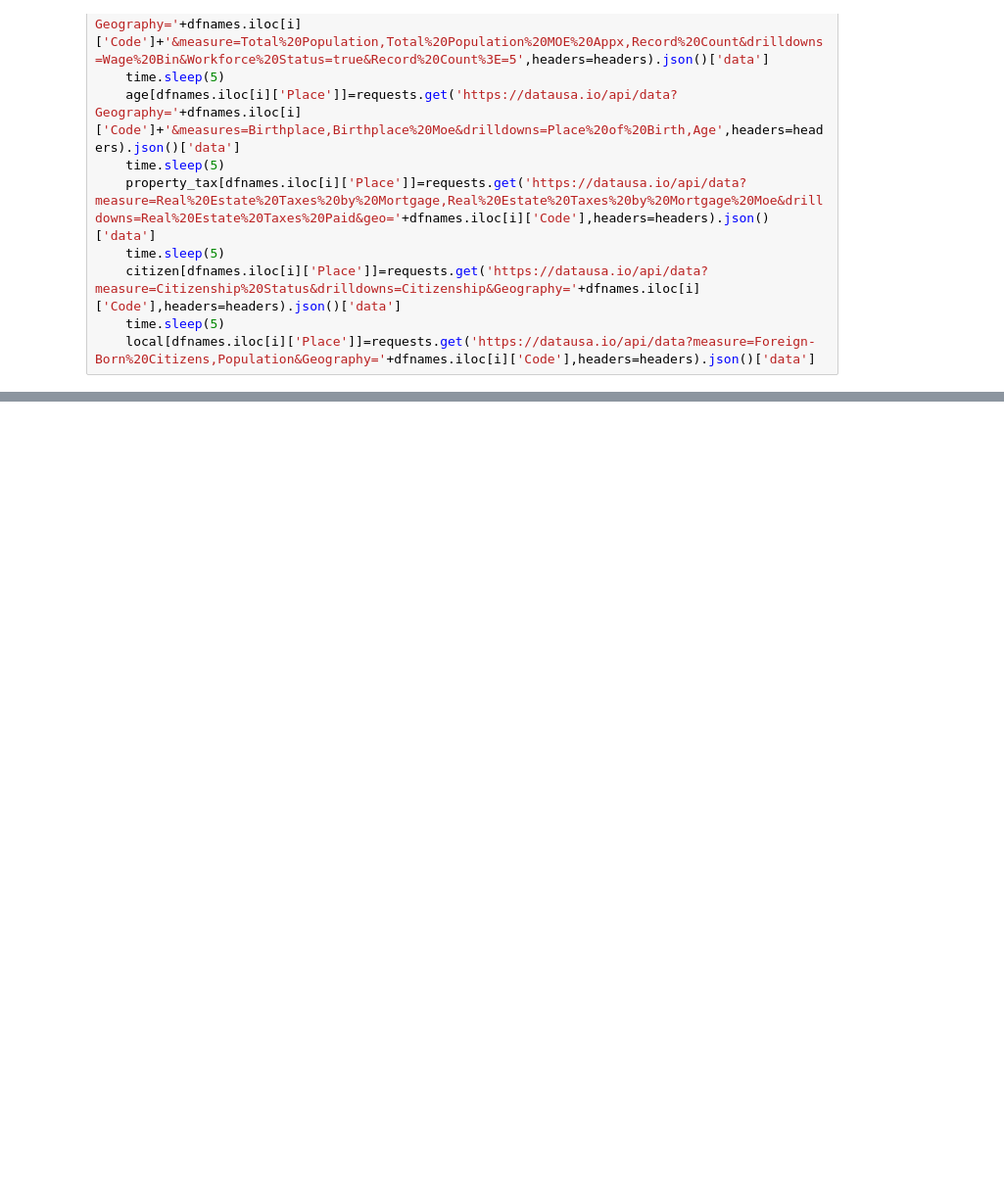
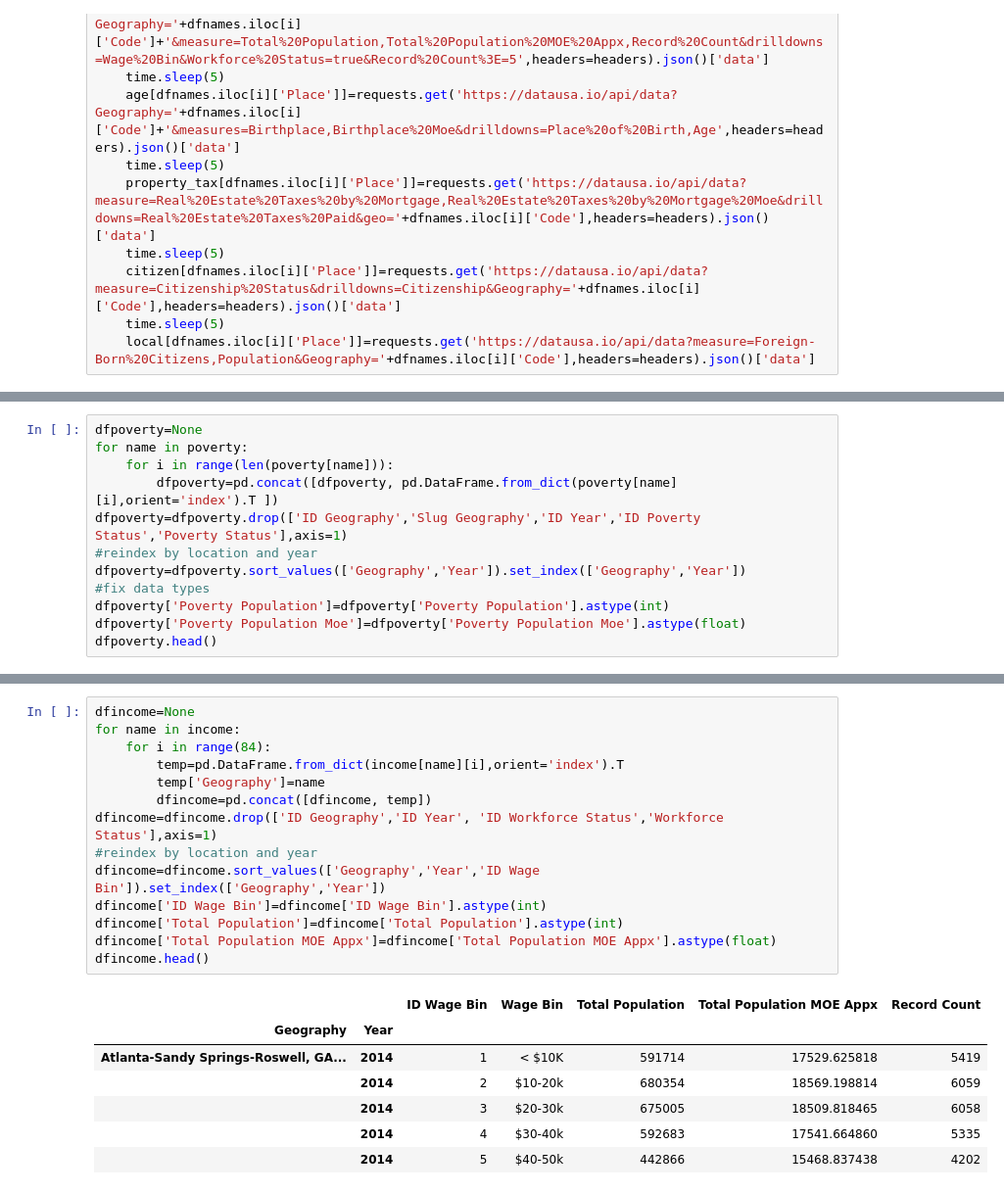
Before and after one commit to aneou/Springboard, a Jupyter notebook: data collection.ipynb, the cells around one changed output, grey strips where cells are left out. Shown at 98% size. Cells and saved outputs as stored; diff of their text form; blank space fills up the shorter version.

```diff
--- a/data collection.ipynb
+++ b/data collection.ipynb
@@ -144,0 +141,12 @@ dfcommute_mode
+# %%
+dfpoverty=None
+for name in poverty:
+    for i in range(len(poverty[name])):
+        dfpoverty=pd.concat([dfpoverty, pd.DataFrame.from_dict(poverty[name][i],orient='index').T ])
+dfpoverty=dfpoverty.drop(['ID Geography','Slug Geography','ID Year','ID Poverty Status','Poverty Status'],axis=1)
+#reindex by location and year
+dfpoverty=dfpoverty.sort_values(['Geography','Year']).set_index(['Geography','Year'])
+#fix data types
+dfpoverty['Poverty Population']=dfpoverty['Poverty Population'].astype(int)
+dfpoverty['Poverty Population Moe']=dfpoverty['Poverty Population Moe'].astype(float)
+dfpoverty.head()
@@ -144,0 +180,22 @@ dfcommute_mode
+# %%
+dfincome=None
+for name in income:
+    for i in range(84):
+        temp=pd.DataFrame.from_dict(income[name][i],orient='index').T
+        temp['Geography']=name
+        dfincome=pd.concat([dfincome, temp])
+dfincome=dfincome.drop(['ID Geography','ID Year', 'ID Workforce Status','Workforce Status'],axis=1)
+#reindex by location and year
+dfincome=dfincome.sort_values(['Geography','Year','ID Wage Bin']).set_index(['Geography','Year'])
+dfincome['ID Wage Bin']=dfincome['ID Wage Bin'].astype(int)
+dfincome['Total Population']=dfincome['Total Population'].astype(int)
+dfincome['Total Population MOE Appx']=dfincome['Total Population MOE Appx'].astype(float)
+dfincome.head()
+# %% [output]
+|  |  | ID Wage Bin | Wage Bin | Total Population | Total Population MOE Appx | Record Count |
+| Geography | Year |  |  |  |  |  |
+| Atlanta-Sandy Springs-Roswell, GA... | 2014 | 1 | < $10K | 591714 | 17529.625818 | 5419 |
+|  | 2014 | 2 | $10-20k | 680354 | 18569.198814 | 6059 |
+|  | 2014 | 3 | $20-30k | 675005 | 18509.818465 | 6058 |
+|  | 2014 | 4 | $30-40k | 592683 | 17541.664860 | 5335 |
+|  | 2014 | 5 | $40-50k | 442866 | 15468.837438 | 4202 |
```
Also changed, not shown: parts of 19 cells of this notebook.
